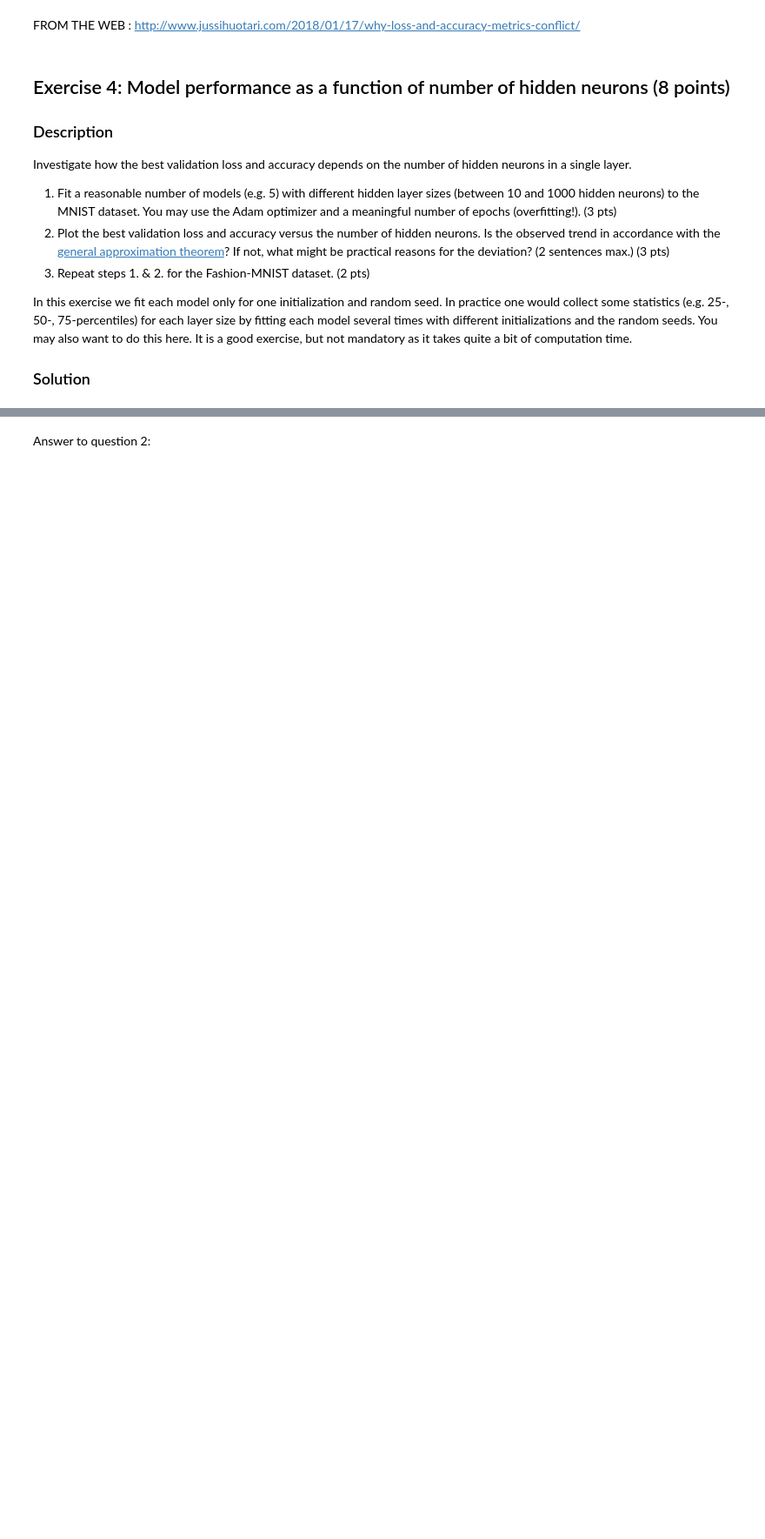
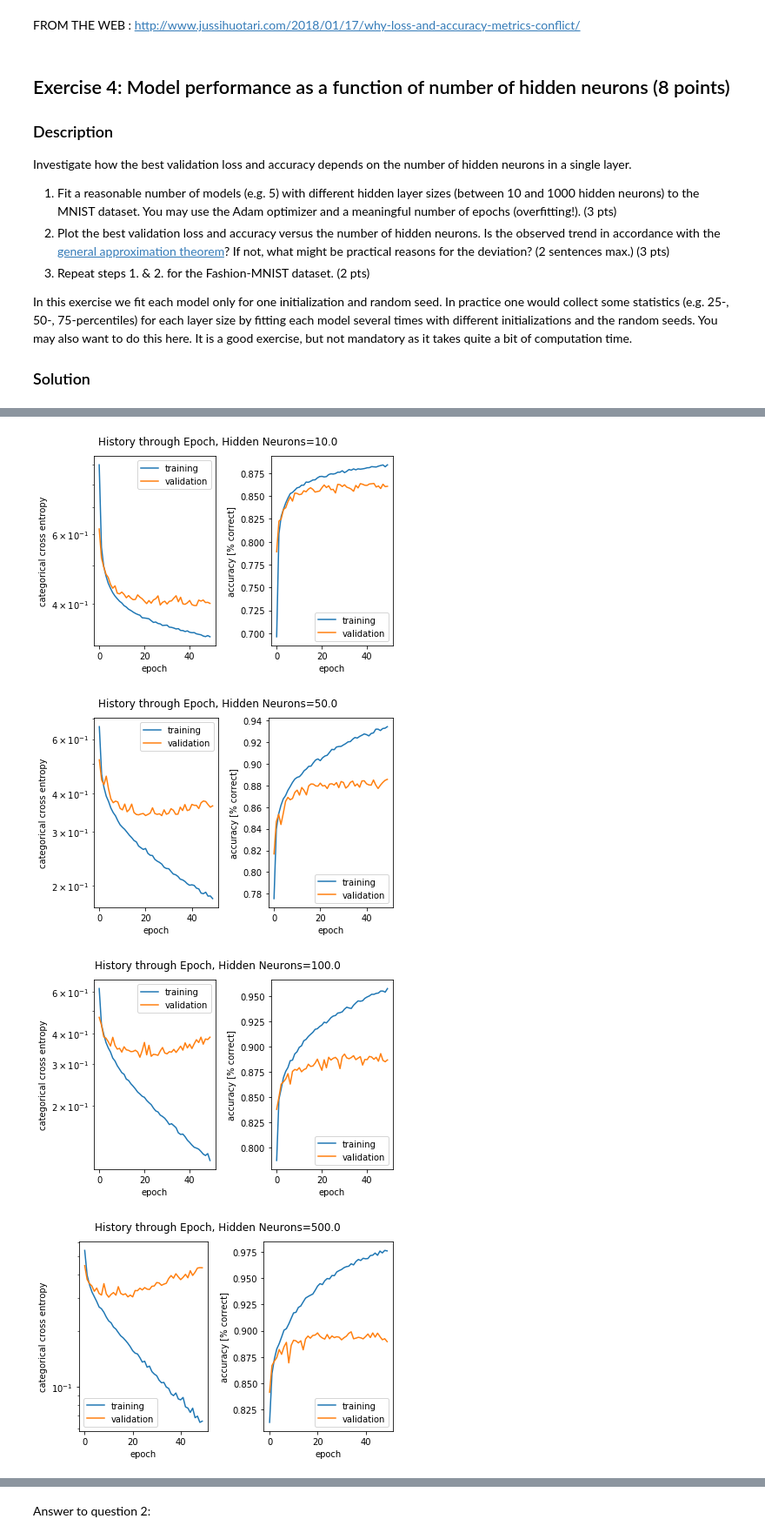
Before and after one commit to Guilhem74/EPFL_Artificial_Neural_Networks, a Jupyter notebook: miniproject1_ANN_Pi.ipynb, the cells around one changed output, grey strips where cells are left out. Shown at 87% size. Drawn from its saved outputs; the diff is of its cells as text; code cells hidden in the pictures; blank space fills up the shorter version.

```diff
--- a/miniproject1_ANN_Pi.ipynb
+++ b/miniproject1_ANN_Pi.ipynb
@@ -403,21 +420,26 @@ for j in range(0,len(Lr_Range)) :
 # %%
-History_Hidden_neurons_Array= []
+History_Hidden_neurons_Fashion_Array= []
 Hidden_Neurons= [10,50,100,500,1000]
 for i in Hidden_Neurons:
-    model_ex4 = Sequential([
-        Dense(Hidden_Neurons, input_shape=(784,)),
+    model_ex4_fashion = Sequential([
+        Dense(i, input_shape=(784,)),
         Activation('relu'),
         Dense(10),
         Activation('softmax'),
     ])
 
     sgd=keras.optimizers.Adam()
-    model_ex4.compile(optimizer=sgd,
+    model_ex4_fashion.compile(optimizer=sgd,
                   loss='categorical_crossentropy',
                   metrics=['accuracy'])
 
-    history_hidden_neurons = model_ex4.fit(x_fashion_train, y_fashion_train,validation_split=0.30, epochs=50, batch_size = minibatch_size,verbose=0)
-    History_Hidden_neurons_Array.append(history_hidden_neurons)
-for j in range(0,len(Lr_Range)) :
-    Title=  "History through Epoch, Lr=" + str(float(Hidden_Neurons[j]))
-    plot_history(History_Hidden_neurons_Array[j],Title)
+    history_hidden_neurons = model_ex4_fashion.fit(x_fashion_train, y_fashion_train,validation_split=0.30, epochs=50, batch_size = minibatch_size,verbose=0)
+    History_Hidden_neurons_Fashion_Array.append(history_hidden_neurons)
+for j in range(0,len(Hidden_Neurons)) :
+    Title=  "History through Epoch, Hidden Neurons=" + str(float(Hidden_Neurons[j]))
+    plot_history(History_Hidden_neurons_Fashion_Array[j],Title)
+# %% [output]
+[figure, added]
+[figure, added]
+[figure, added]
+[figure, added]
```
Also changed, not shown: parts of 9 cells of this notebook.
